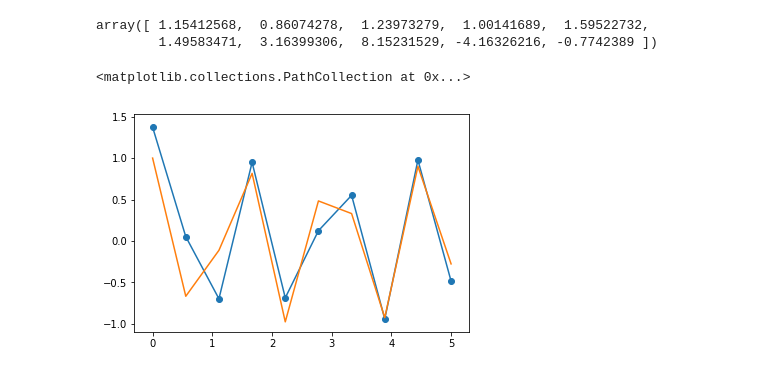
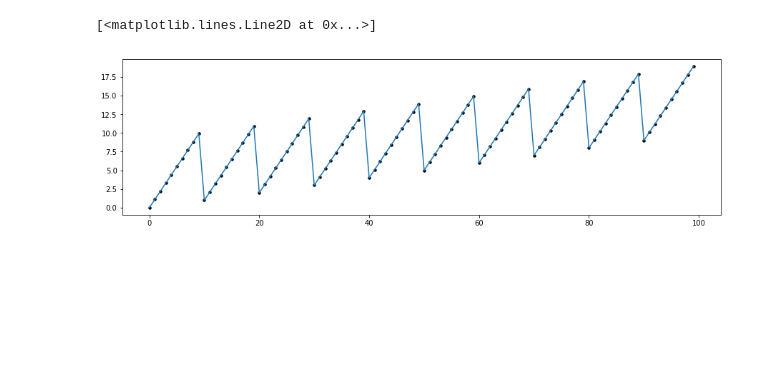
Before and after one commit to highly-illogical/math-notebooks, a Jupyter notebook: Fourier transform.ipynb, the cells around one changed output. Drawn from its saved outputs; the diff is of its cells as text; code cells hidden in the pictures; blank space fills up the shorter version.

```diff
--- a/Fourier transform.ipynb
+++ b/Fourier transform.ipynb
@@ -38,4 +146,6 @@ plot_fourier(f, T)
 # %%
+# Calculate DFT and inverse DFT matrices
+
 def w(n, k):
     return np.exp(-complex("j")*2*np.pi*k/n)
 
@@ -44,12 +154,9 @@ def dft_matrix(n):
     for i in range(1, n):
         mat[i] = (np.array([w(n, i*j) for j in range(n)]))
     return mat
+
+def inverse_dft_matrix(n):
+    mat = np.ones((n, n), dtype=np.complex_)
+    for i in range(1, n):
+        mat[i] = (np.array([w(n, -i*j) for j in range(n)]))
+    return mat
-# %%
-x = [np.cos(2.3*i) for i in range(10)]
-u = np.dot(dft_matrix(10), x)
-
-u0 = [sum(u[i]*np.exp(complex("j")*2*np.pi*i*t/10)/10 for i in range(len(u))) for t in range(10)]
-
-plt.plot(np.linspace(0, 9, 10), u0)
-plt.plot(np.linspace(0, 9, 10), x)
-plt.scatter(np.linspace(0, 9, 10), u0)
@@ -59,15 +163,15 @@ plt.scatter(np.linspace(0, 9, 10), u0)
-# %%
-s = fft.dct(x)
-s
-# %% [output]
-array([ 1.15412568,  0.86074278,  1.23973279,  1.00141689,  1.59522732,
-        1.49583471,  3.16399306,  8.15231529, -4.16326216, -0.7742389 ])
-# %%
-s0 = [sum(s[i]*np.cos(np.pi*(2*i + 1)*t/20)/10 for i in range(len(s))) for t in range(10)]
-
-plt.plot(np.linspace(0, 5, 10), s0)
-plt.plot(np.linspace(0, 5, 10), x)
-plt.scatter(np.linspace(0, 5, 10), s0)
-# %% [output]
-<matplotlib.collections.PathCollection at 0x...>
-[figure, removed]
+# %%
+f = lambda x: x/10 + x % 10
+N = 100
+
+x = [f(i) for i in range(N)]
+u = np.dot(dft_matrix(N), x)
+
+u0 = np.dot(inverse_dft_matrix(N),u)/N
+
+plt.figure(figsize=(15,4))
+plt.scatter(np.linspace(0, N-1, N), x, c='black', s=12)
+plt.plot(np.linspace(0, N-1, N), u0)
+# %% [output]
+[<matplotlib.lines.Line2D at 0x...>]
+[figure, added]
```
Also changed, not shown: parts of 5 cells of this notebook, 1 other file.
